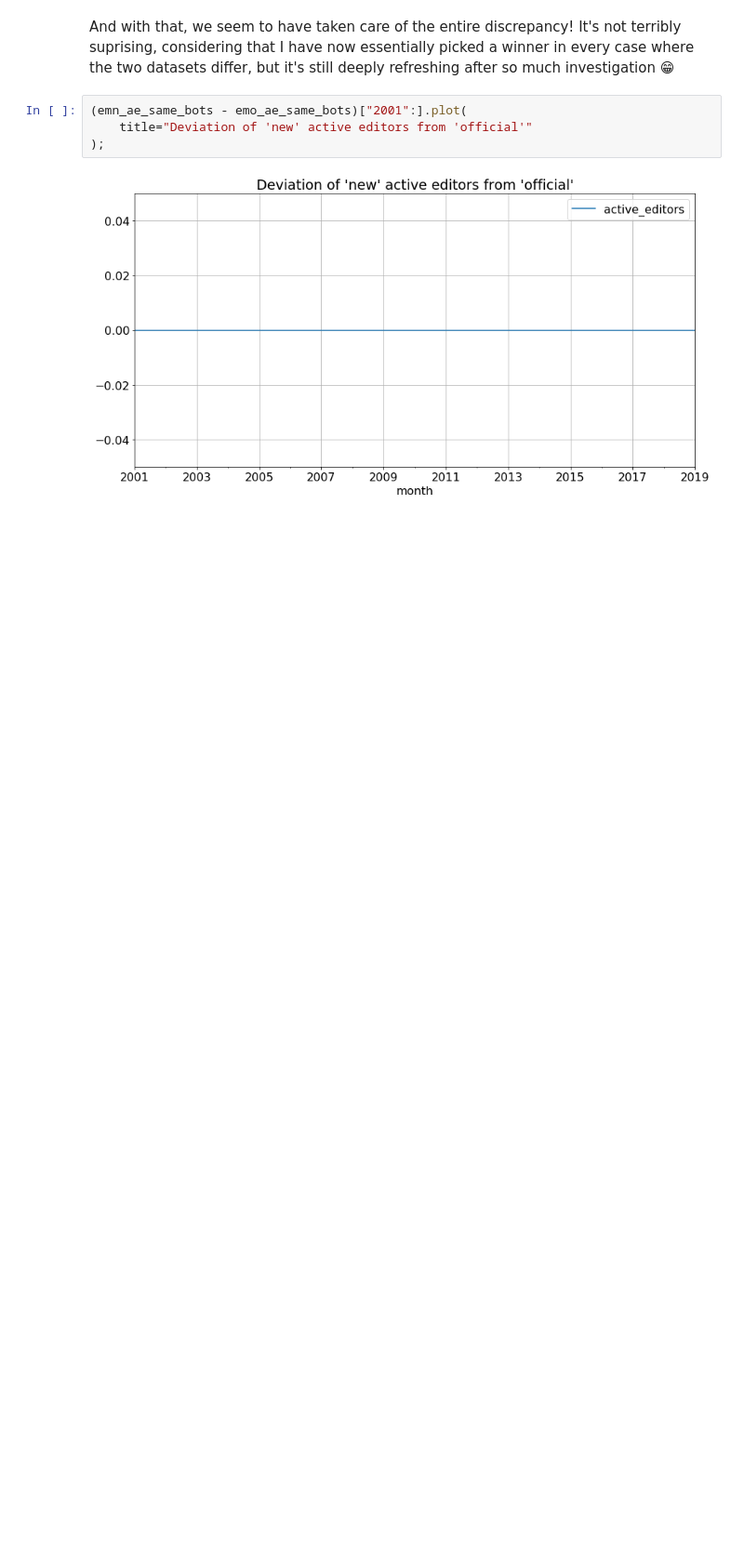
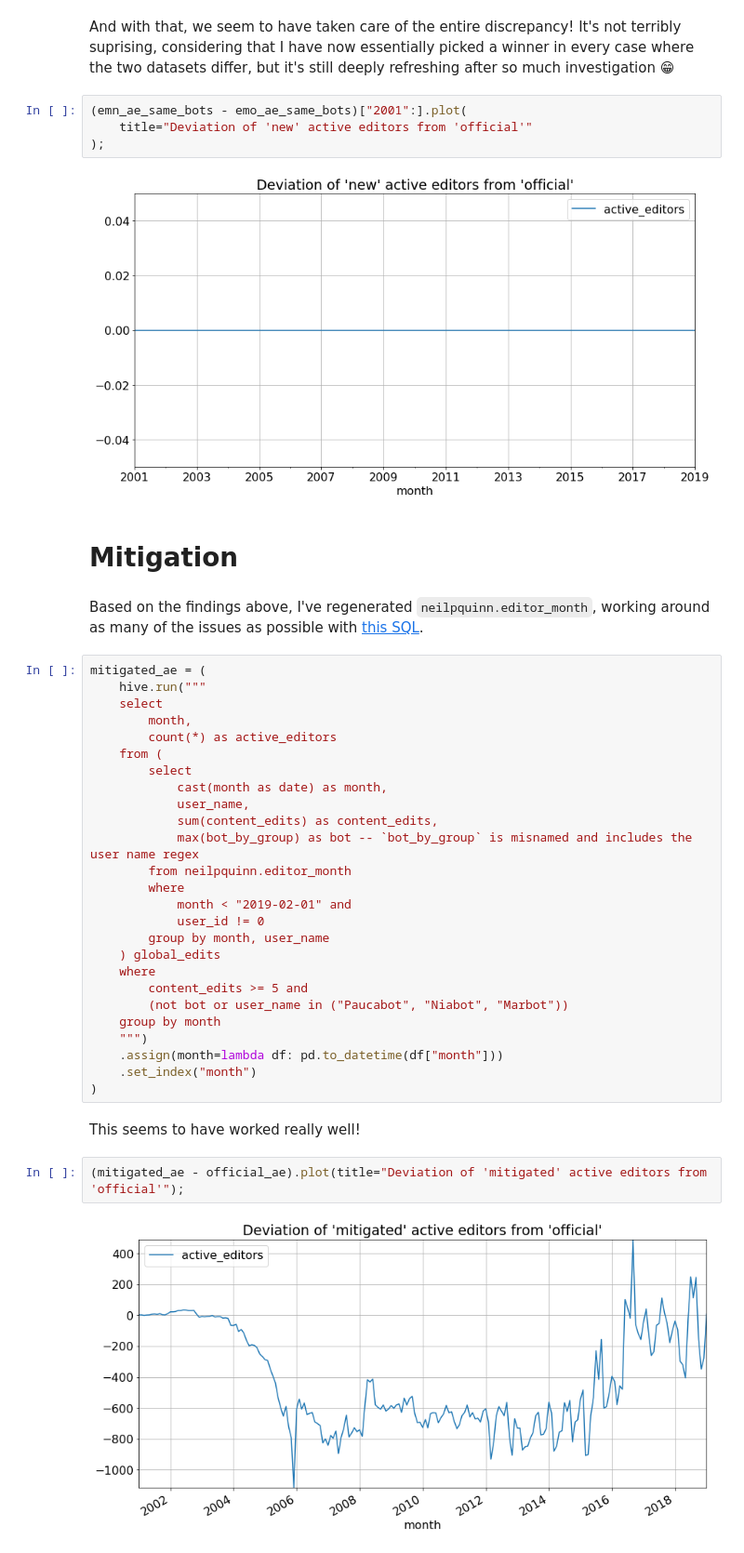
Before and after one commit to wikimedia-research/2019-02-active-editors-discrepancy, a Jupyter notebook: analysis.ipynb, the cells around one changed output. Shown at 93% size. Cells and saved outputs as stored; diff of their text form; blank space fills up the shorter version.

Commit message:
Add analysis of calculation with mitigations

```diff
--- a/analysis.ipynb
+++ b/analysis.ipynb
@@ -1035,3 +1035,39 @@ And with that, we seem to have taken care of the entire discrepancy! It's not te
 );
 # %% [output]
 [figure]
+# %% [markdown]
+# Mitigation
+# %% [markdown]
+Based on the findings above, I've regenerated `neilpquinn.editor_month`, working around as many of the issues as possible with [this SQL](https://github.com/wikimedia-research/Editing-movement-metrics/blob/1178702104d1cafd1c003759aa09d9dbd8728d0c/queries/update_editor_month.sql).
+# %%
+mitigated_ae = (
+    hive.run("""
+    select
+        month,
+        count(*) as active_editors
+    from (
+        select
+            cast(month as date) as month,
+            user_name,
+            sum(content_edits) as content_edits,
+            max(bot_by_group) as bot -- `bot_by_group` is misnamed and includes the user name regex
+        from neilpquinn.editor_month
+        where
+            month < "2019-02-01" and
+            user_id != 0
+        group by month, user_name
+    ) global_edits
+    where
+        content_edits >= 5 and
+        (not bot or user_name in ("Paucabot", "Niabot", "Marbot"))
+    group by month
+    """)
+    .assign(month=lambda df: pd.to_datetime(df["month"]))
+    .set_index("month")
+)
+# %% [markdown]
+This seems to have worked really well!
+# %%
+(mitigated_ae - official_ae).plot(title="Deviation of 'mitigated' active editors from 'official'");
+# %% [output]
+[figure, added]
```
Also changed, not shown: parts of 1 cell of this notebook.
